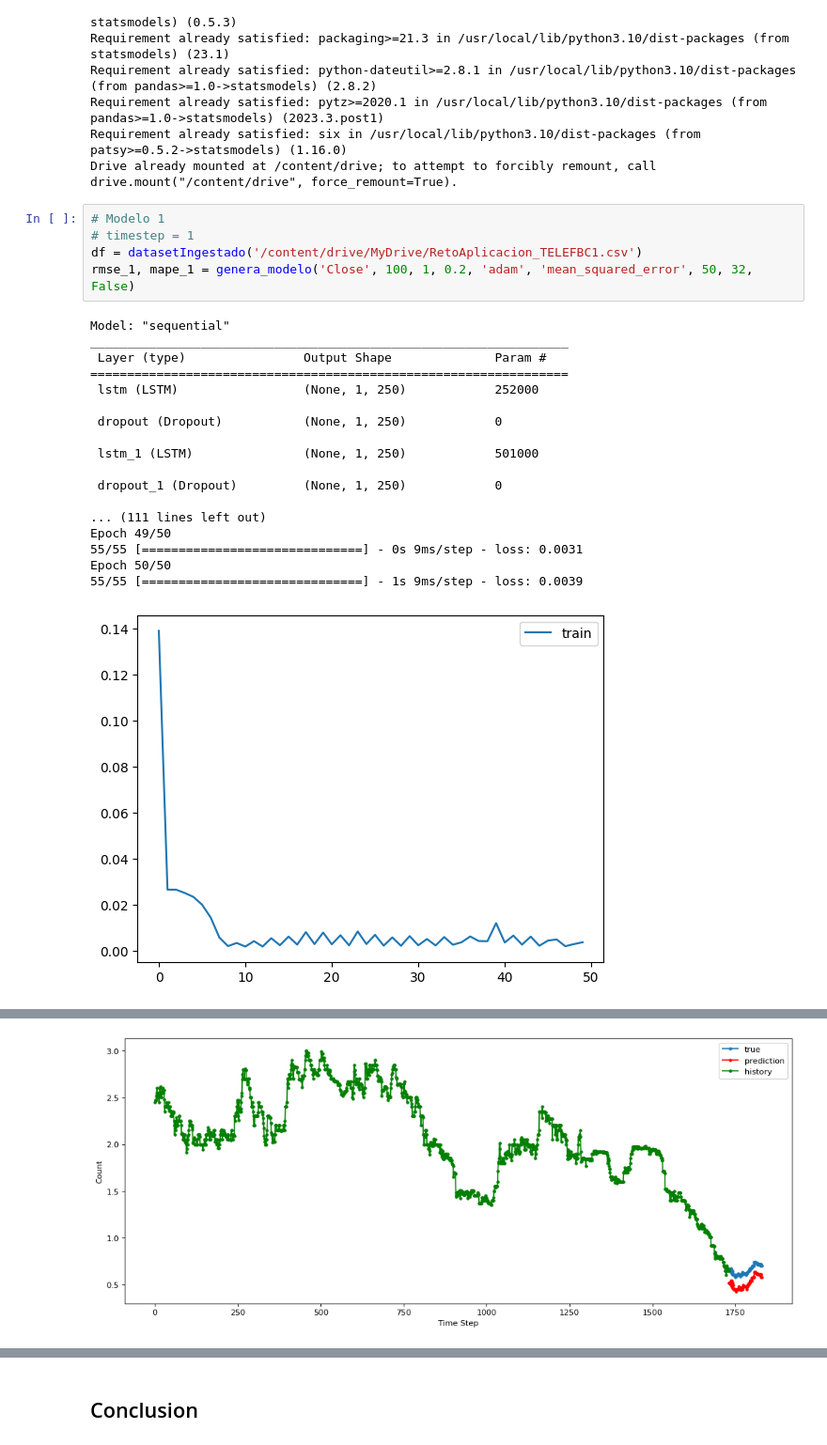
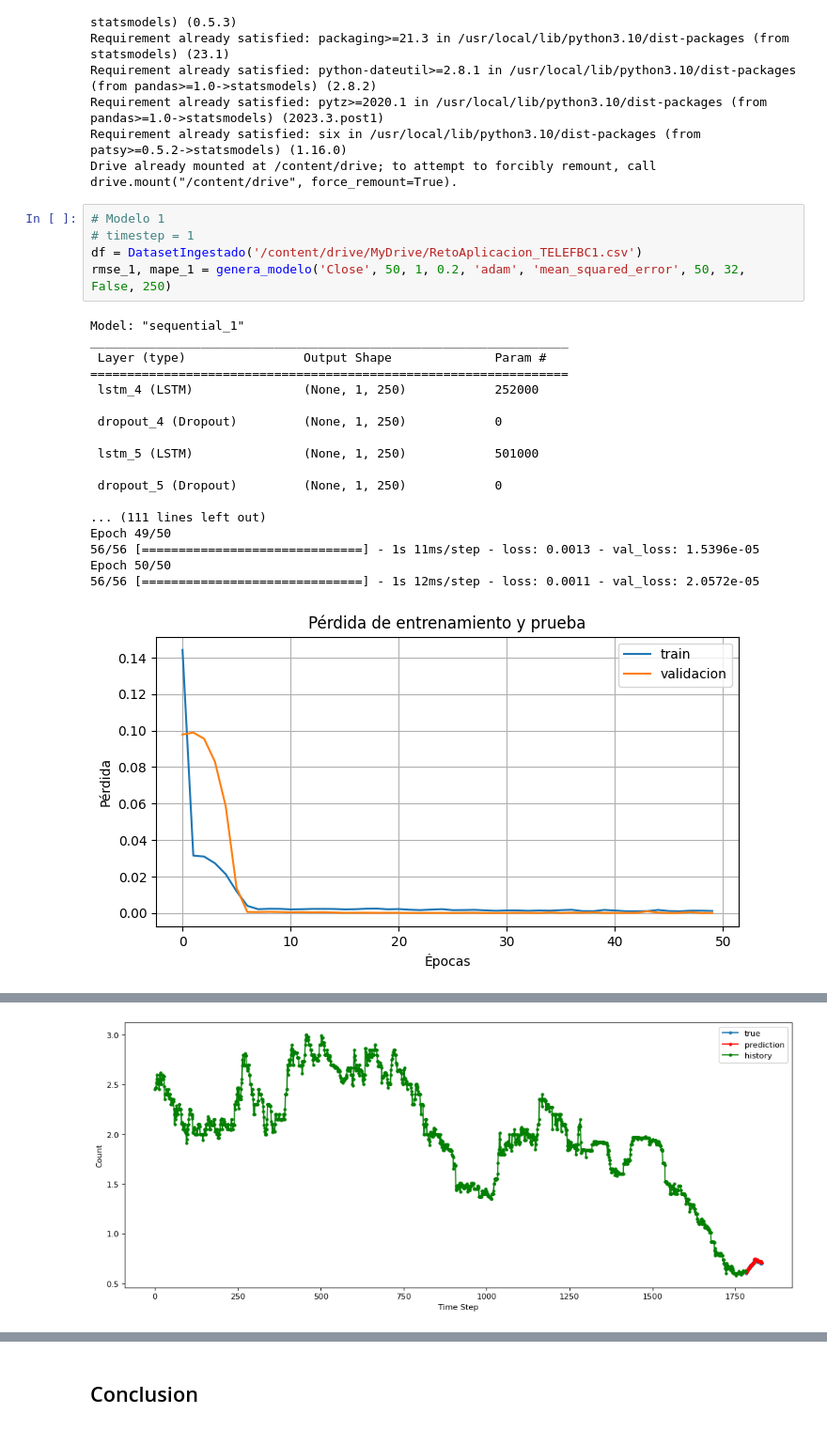
Before and after one commit to dhuanca/deeplearning, a Jupyter notebook: Implementacion.ipynb, the cells around one changed output, grey strips where cells are left out. Shown at 94% size. Cells and saved outputs as stored; diff of their text form.

```diff
--- a/Implementacion.ipynb
+++ b/Implementacion.ipynb
@@ -23,24 +23,24 @@ Drive already mounted at /content/drive; to attempt to forcibly remount, call dr
 # %%
 # Modelo 1
 # timestep = 1
-df = datasetIngestado('/content/drive/MyDrive/RetoAplicacion_TELEFBC1.csv')
-rmse_1, mape_1 = genera_modelo('Close', 100, 1, 0.2, 'adam', 'mean_squared_error', 50, 32, False)
+df = DatasetIngestado('/content/drive/MyDrive/RetoAplicacion_TELEFBC1.csv')
+rmse_1, mape_1 = genera_modelo('Close', 50, 1, 0.2, 'adam', 'mean_squared_error', 50, 32, False, 250)
 # %% [output]
-Model: "sequential"
+Model: "sequential_1"
 _________________________________________________________________
  Layer (type)                Output Shape              Param #
 =================================================================
- lstm (LSTM)                 (None, 1, 250)            252000
+ lstm_4 (LSTM)               (None, 1, 250)            252000
 
- dropout (Dropout)           (None, 1, 250)            0
+ dropout_4 (Dropout)         (None, 1, 250)            0
 
- lstm_1 (LSTM)               (None, 1, 250)            501000
+ lstm_5 (LSTM)               (None, 1, 250)            501000
 
- dropout_1 (Dropout)         (None, 1, 250)            0
+ dropout_5 (Dropout)         (None, 1, 250)            0
 
 ... (111 lines left out)
 Epoch 49/50
-55/55 [==============================] - 0s 9ms/step - loss: 0.0031
+56/56 [==============================] - 1s 11ms/step - loss: 0.0013 - val_loss: 1.5396e-05
 Epoch 50/50
-55/55 [==============================] - 1s 9ms/step - loss: 0.0039
+56/56 [==============================] - 1s 12ms/step - loss: 0.0011 - val_loss: 2.0572e-05
-[figure, old version]
+[figure, new version]
@@ -48 +48 @@ Epoch 50/50
-[figure, old version]
+[figure, new version]
```
Also changed, not shown: parts of 13 cells of this notebook.
